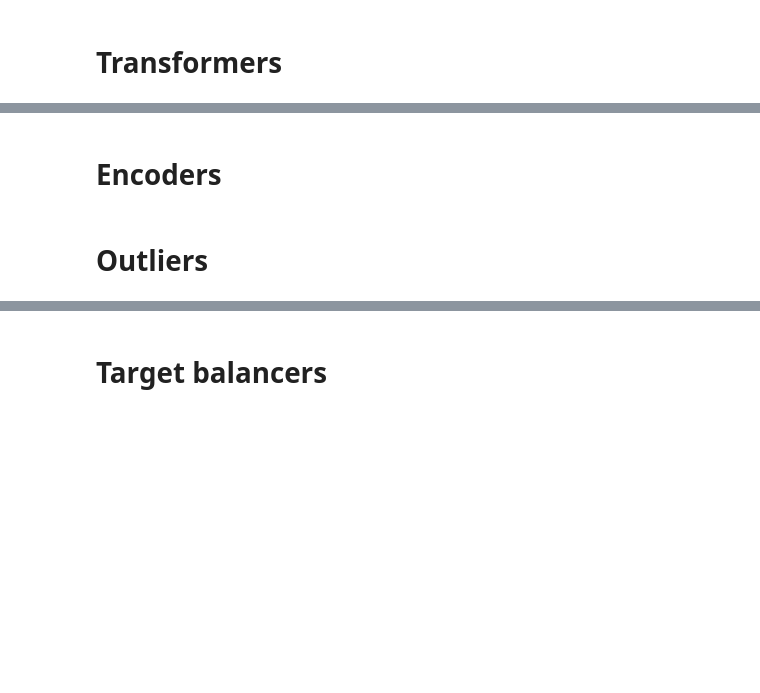
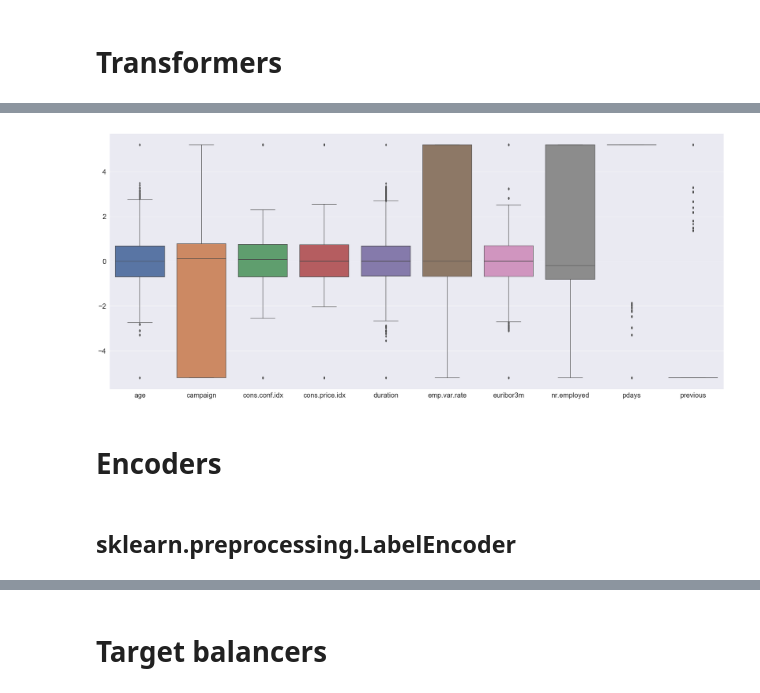
Before and after one commit to IooHooI/DATA_PREPARATION, a Jupyter notebook: notebooks/FEATURE_PROCESSING.ipynb, the cells around one changed output, grey strips where cells are left out. Saved outputs shown, nothing was run; the diff lists cells and outputs as text; code cells hidden in the pictures; blank space fills up the shorter version.

```diff
--- a/notebooks/FEATURE_PROCESSING.ipynb
+++ b/notebooks/FEATURE_PROCESSING.ipynb
@@ -673,4 +715,17 @@ plt.show()
+# %%
+quantile_transformer = QuantileTransformer(output_distribution='normal')
+# %%
+numericals_with_median_imputed_standard_scaled_quantile_transformed = pd.DataFrame(
+    quantile_transformer.fit_transform(numericals_with_median_imputed_standard_scaled),
+    columns=numerical_features
+)
+# %%
+plt.figure(figsize=(35, 15))
+sns.boxplot(data=numericals_with_median_imputed_standard_scaled_quantile_transformed)
+plt.show()
+# %% [output]
+[figure, added]
 # %% [markdown]
 # Encoders
-# %% [markdown]
-# Outliers
+# %% [markdown]
+## sklearn.preprocessing.LabelEncoder
```
Also changed, not shown: parts of 94 cells of this notebook.
